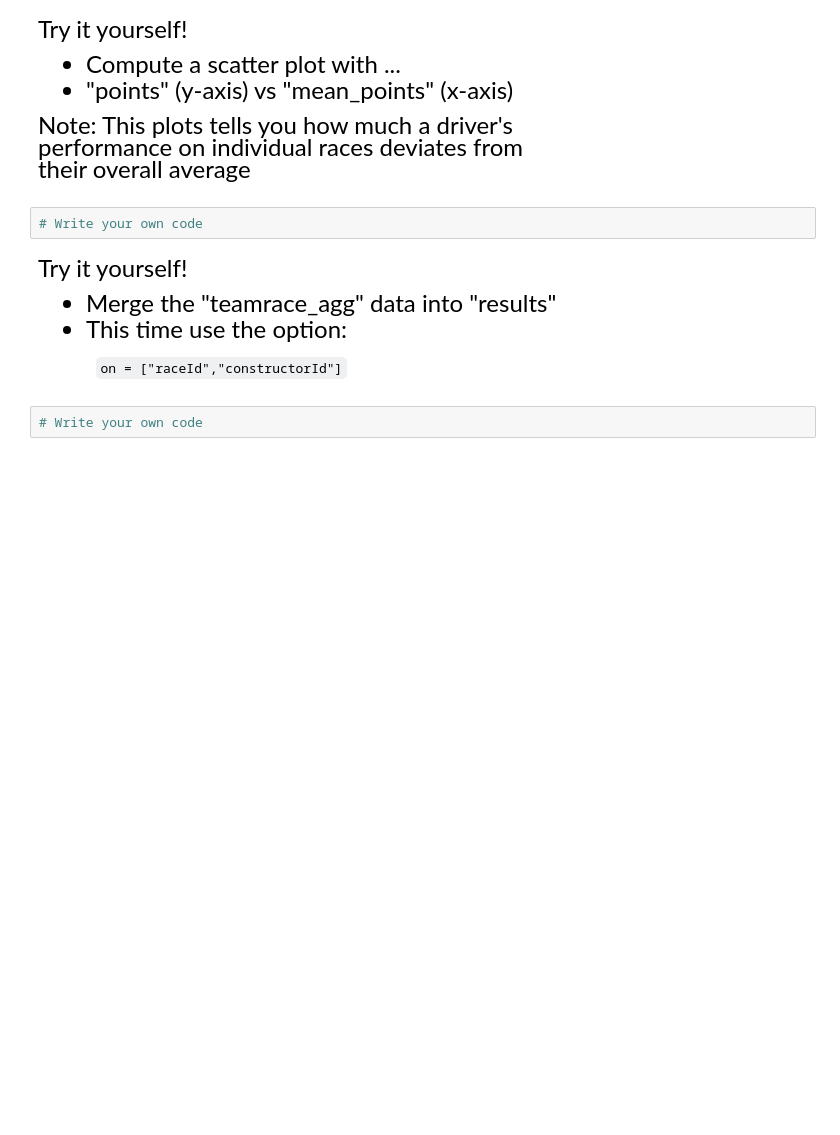
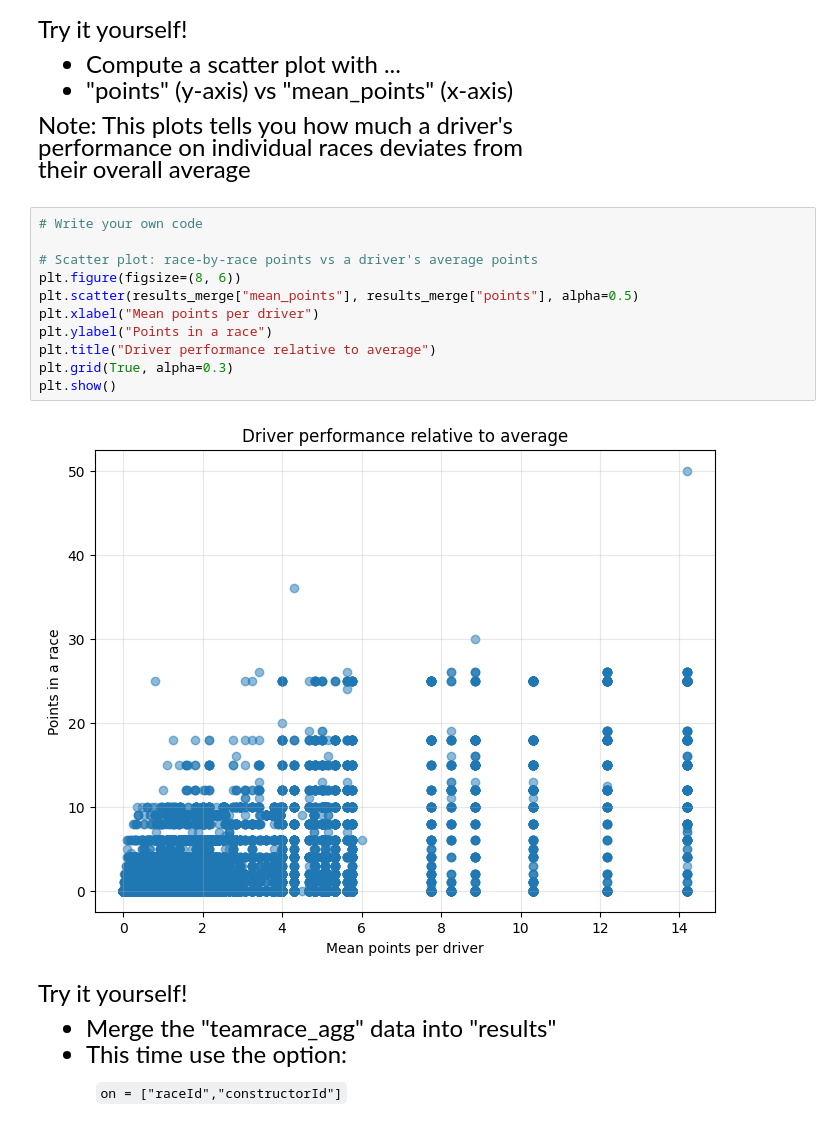
Before and after one commit to apastor03/datasci530fall2026, a Jupyter notebook: Lecture 03/lecture_3b - Descriptive Statistics.ipynb, the cells around one changed output. Saved outputs shown, nothing was run; the diff lists cells and outputs as text; blank space fills up the shorter version.

````diff
--- a/Lecture 03/lecture_3b - Descriptive Statistics.ipynb
+++ b/Lecture 03/lecture_3b - Descriptive Statistics.ipynb
@@ -391,8 +437,19 @@ Try it yourself!
 Note: This plots tells you how much a driver's <br>
 performance on individual races deviates from <br>
 their overall average
-# %%
-# Write your own code
+# %%
+# Write your own code
+
+# Scatter plot: race-by-race points vs a driver's average points
+plt.figure(figsize=(8, 6))
+plt.scatter(results_merge["mean_points"], results_merge["points"], alpha=0.5)
+plt.xlabel("Mean points per driver")
+plt.ylabel("Points in a race")
+plt.title("Driver performance relative to average")
+plt.grid(True, alpha=0.3)
+plt.show()
+# %% [output]
+[figure, added]
 # %% [markdown]
 <font size = "5">
 
@@ -402,5 +459,3 @@ Try it yourself!
 - This time use the option:
 
 $\qquad$ ```on = ["raceId","constructorId"]```
-# %%
-# Write your own code
````
Also changed, not shown: parts of 6 cells of this notebook, 13 other files.
